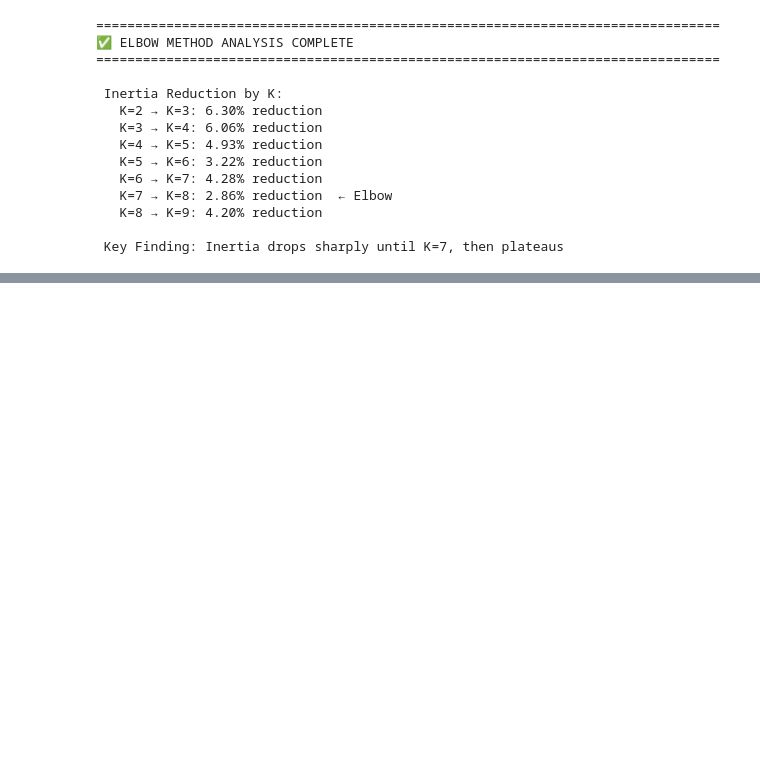
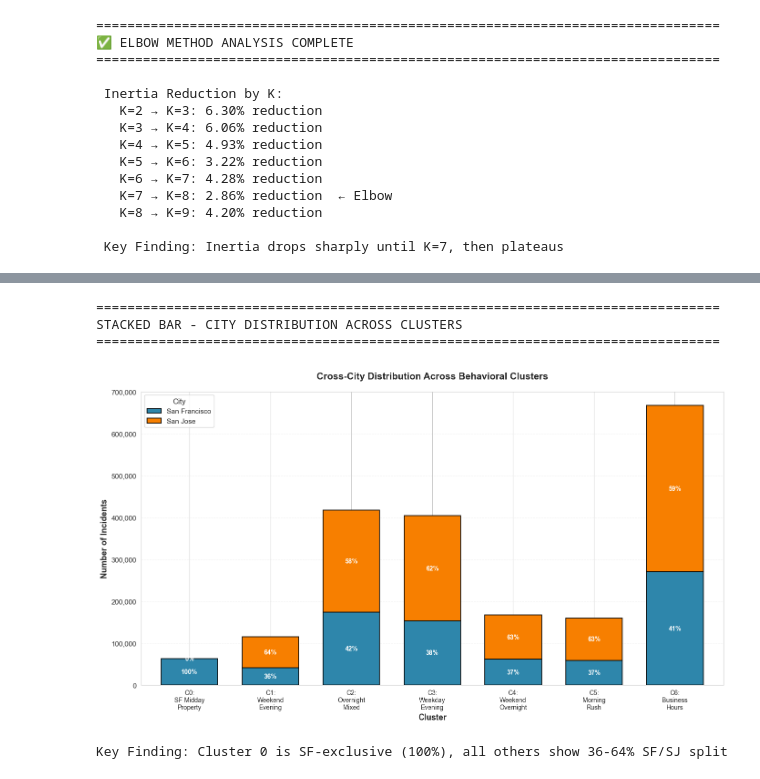
Before and after one commit to rajeevchaurasia-sjsu/sjsf-public-safety-mining, a Jupyter notebook: notebooks/06_behavioral_clustering_combined.ipynb, the cells around one changed output, grey strips where cells are left out. Cells and saved outputs as stored; diff of their text form; code cells hidden in the pictures; blank space fills up the shorter version.

```diff
--- a/notebooks/06_behavioral_clustering_combined.ipynb
+++ b/notebooks/06_behavioral_clustering_combined.ipynb
@@ -866,0 +2141,71 @@ print(f"\n Key Finding: Inertia drops sharply until K={optimal_k}, then plateaus
+# %%
+print("\n" + "="*80)
+print("STACKED BAR - CITY DISTRIBUTION ACROSS CLUSTERS")
+print("="*80)
+
+# Create city distribution data
+city_cluster_counts = pd.crosstab(df_combined['Cluster'], df_combined['City'])
+
+# Create stacked bar chart
+fig, ax = plt.subplots(figsize=(14, 8))
+
+# Plot stacked bars
+city_cluster_counts.plot(
+    kind='bar',
+    stacked=True,
+    ax=ax,
+    color=['#2E86AB', '#F77F00'],
+    width=0.7,
+    edgecolor='black',
+    linewidth=1.2
+)
+
+ax.set_xlabel('Cluster', fontsize=13, weight='bold')
+ax.set_ylabel('Number of Incidents', fontsize=13, weight='bold')
+ax.set_title('Cross-City Distribution Across Behavioral Clusters',
+             fontsize=15, weight='bold', pad=20)
+
+# Format y-axis with thousands separator
+ax.yaxis.set_major_formatter(plt.FuncFormatter(lambda x, p: f'{int(x):,}'))
+
+# Add cluster names as x-tick labels
+cluster_names_short = [
+    'C0:\nSF Midday\nProperty',
+    'C1:\nWeekend\nEvening',
+    'C2:\nOvernight\nMixed',
+    'C3:\nWeekday\nEvening',
+    'C4:\nWeekend\nOvernight',
+    'C5:\nMorning\nRush',
+    'C6:\nBusiness\nHours'
+]
+ax.set_xticklabels(cluster_names_short, rotation=0, ha='center', fontsize=10)
+
+# Add percentage annotations on bars
+for cluster in range(optimal_k):
+    sf_count = city_cluster_counts.loc[cluster, 'San Francisco']
+    sj_count = city_cluster_counts.loc[cluster, 'San Jose']
+    total = sf_count + sj_count
+
+    # SF percentage (bottom of stack)
+    sf_pct = 100 * sf_count / total
+    ax.text(cluster, sf_count / 2, f'{sf_pct:.0f}%',
+            ha='center', va='center', fontsize=10, weight='bold', color='white')
+
+    # SJ percentage (top of stack)
+    sj_pct = 100 * sj_count / total
+    ax.text(cluster, sf_count + sj_count / 2, f'{sj_pct:.0f}%',
+            ha='center', va='center', fontsize=10, weight='bold', color='white')
+
+ax.legend(title='City', fontsize=11, title_fontsize=12, loc='upper left')
+ax.grid(axis='y', alpha=0.3, linestyle='--')
+
+plt.tight_layout()
+plt.show()
+
+print("\nKey Finding: Cluster 0 is SF-exclusive (100%), all others show 36-64% SF/SJ split")
+# %% [output]
+================================================================================
+STACKED BAR - CITY DISTRIBUTION ACROSS CLUSTERS
+================================================================================
+[figure, added]
+Key Finding: Cluster 0 is SF-exclusive (100%), all others show 36-64% SF/SJ split
```
Also changed, not shown: parts of 46 cells of this notebook.
